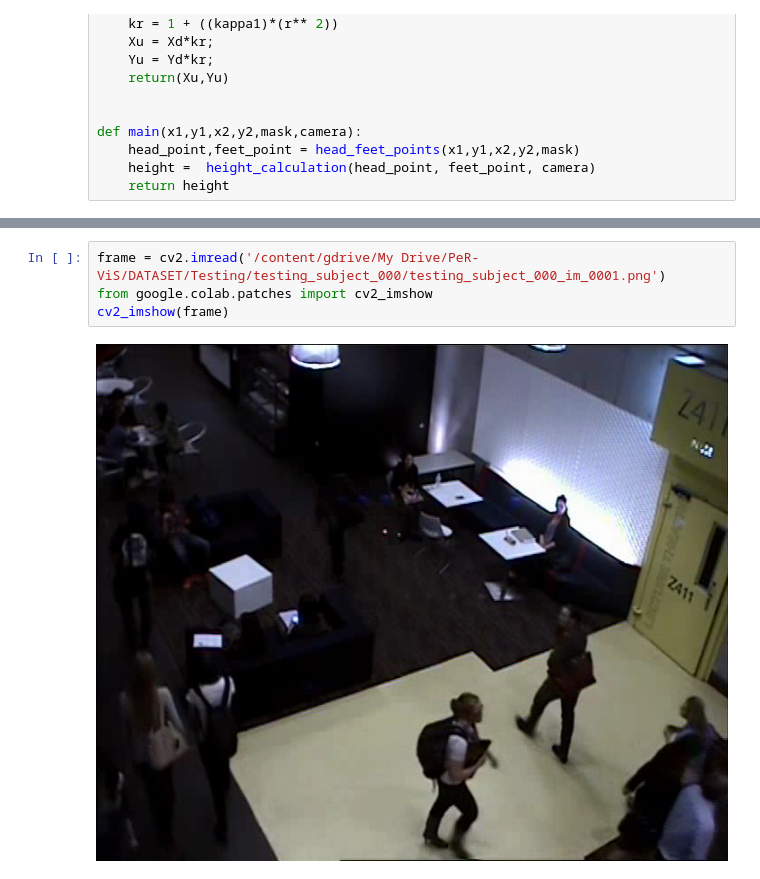
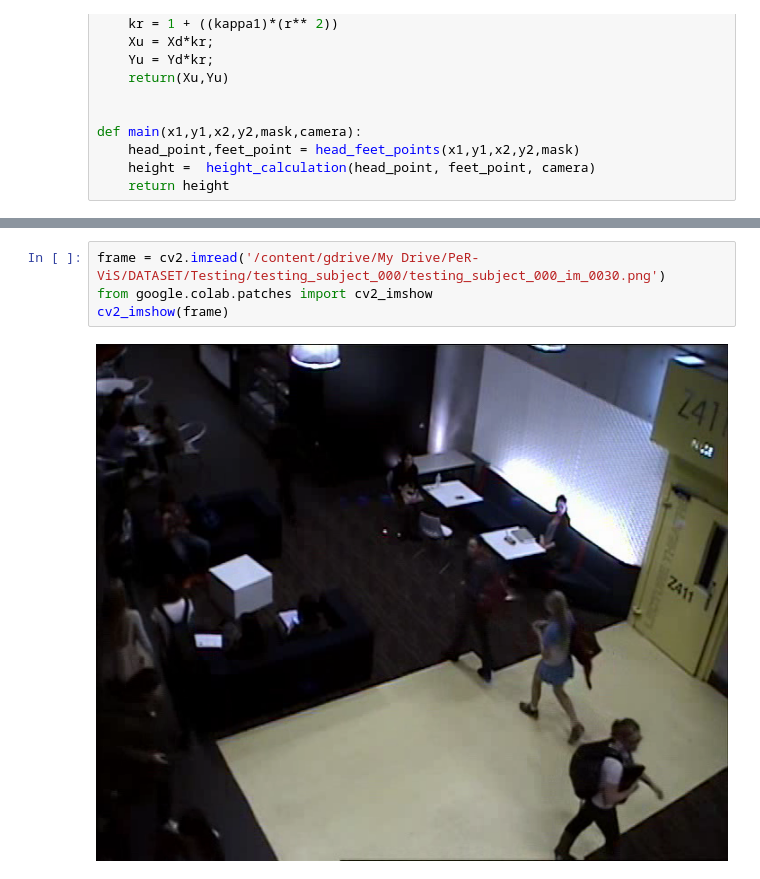
Before and after one commit to parshwa1999/PeR-ViS, a Jupyter notebook: Description_Based_Person_Identification.ipynb, the cells around one changed output, grey strips where cells are left out. Cells and saved outputs as stored; diff of their text form.

```diff
--- a/Description_Based_Person_Identification.ipynb
+++ b/Description_Based_Person_Identification.ipynb
@@ -5115,6 +5101,6 @@ Number of boxes= 14
 # %%
-frame = cv2.imread('/content/gdrive/My Drive/PeR-ViS/DATASET/Testing/testing_subject_000/testing_subject_000_im_0001.png')
+frame = cv2.imread('/content/gdrive/My Drive/PeR-ViS/DATASET/Testing/testing_subject_000/testing_subject_000_im_0030.png')
 from google.colab.patches import cv2_imshow
 cv2_imshow(frame)
 # %% [output]
-[figure, old version]
+[figure, new version]
```
Also changed, not shown: parts of 11 cells of this notebook.
